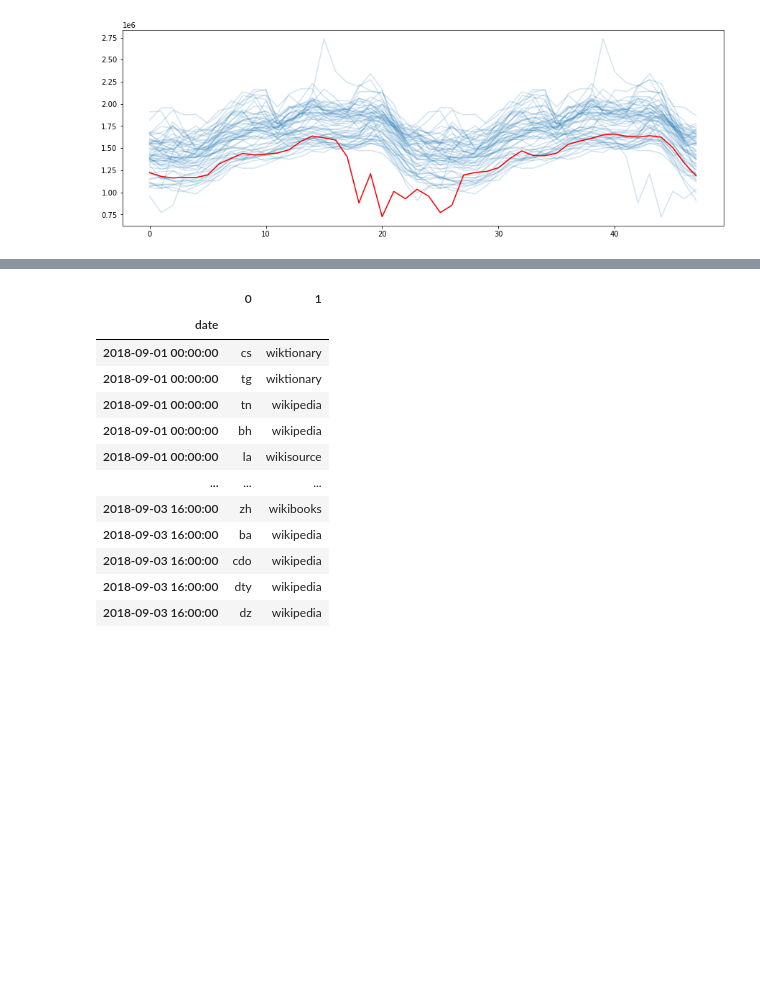
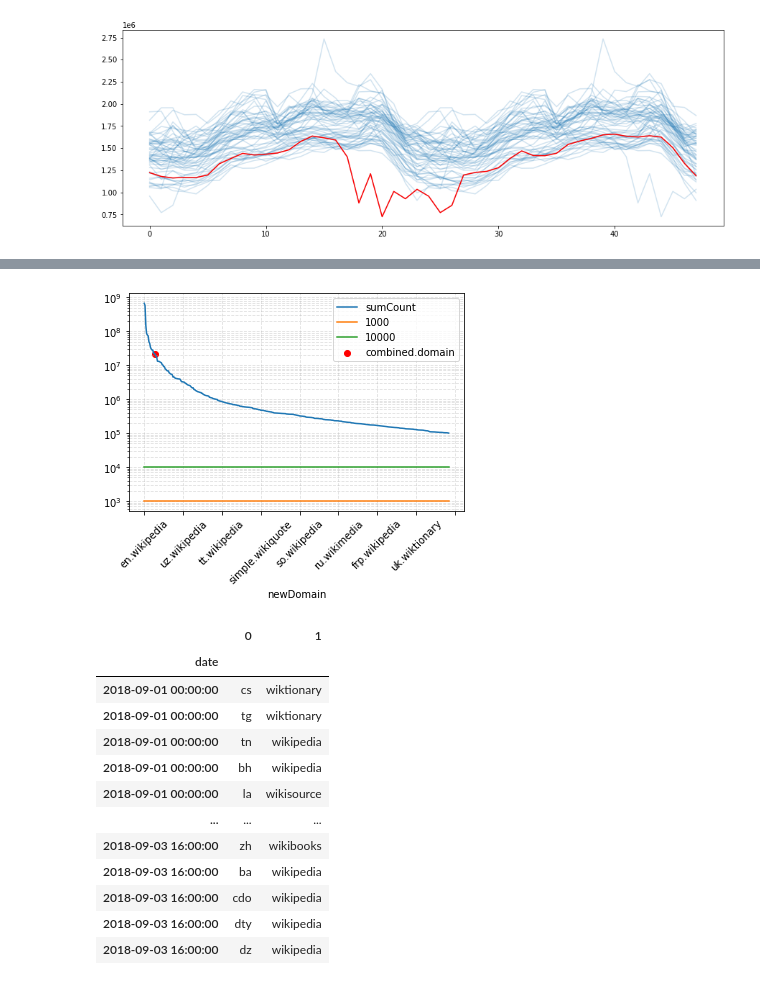
Before and after one commit to charelF/LSDEW4, a Jupyter notebook: exploration/charel/charel_attack_exploration.ipynb, the cells around one changed output, grey strips where cells are left out. Cells and saved outputs as stored; diff of their text form; code cells hidden in the pictures; blank space fills up the shorter version.

```diff
--- a/exploration/charel/charel_attack_exploration.ipynb
+++ b/exploration/charel/charel_attack_exploration.ipynb
@@ -152,0 +133,8 @@ Name: sumCount, dtype: int64
+# %%
+treshold = 100000
+topn = 50
+# doing treshold with fixed view number
+df_treshold = df2[["sumCount", "domain"]].groupby("domain").transform("sum").transform(lambda row: row > treshold)
+# doing treshold with top n entries
+# df_topn = df2[["sumCount", "domain"]].groupby("domain").sum("sumCount").sort_values("sumCount", ascending=False)[0:topn]
+# df_treshold = df2.domain.isin(df_topn.index).to_frame().rename(columns={"domain": "sumCount"})
@@ -152,0 +148,13 @@ Name: sumCount, dtype: int64
+# %%
+# plt.figure()
+dfg2 = df6.groupby("newDomain").sum("sumCount").sort_values("sumCount", ascending=False)
+dfg2.plot(logy=True, linestyle="-")
+plt.plot(dfg2.index, [1000]*len(dfg2), label="1000")
+plt.plot(dfg2.index, [10000]*len(dfg2), label="10000")
+plt.xticks(rotation=45)
+plt.scatter("combined.domain", dfg2.loc["combined.domain"], color="red", label="combined.domain")
+plt.grid(linestyle="--", alpha=0.4, which="both")
+plt.legend()
+plt.show()
+# %% [output]
+[figure, added]
```
Also changed, not shown: parts of 9 cells of this notebook.
